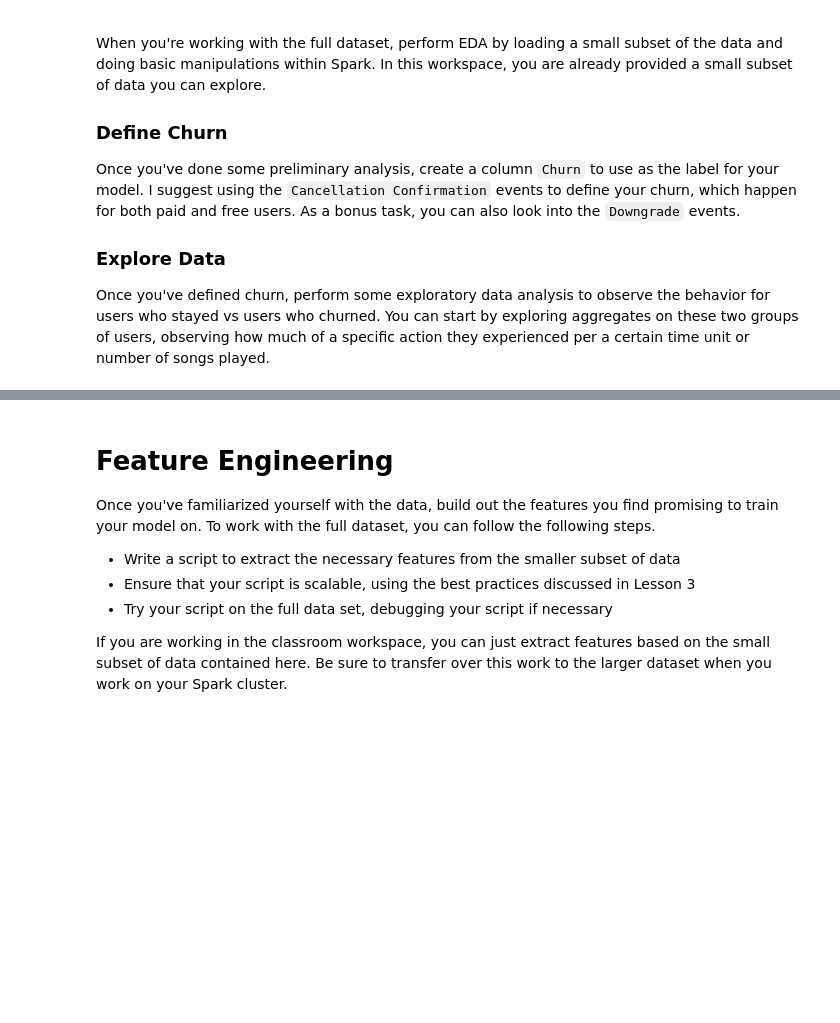
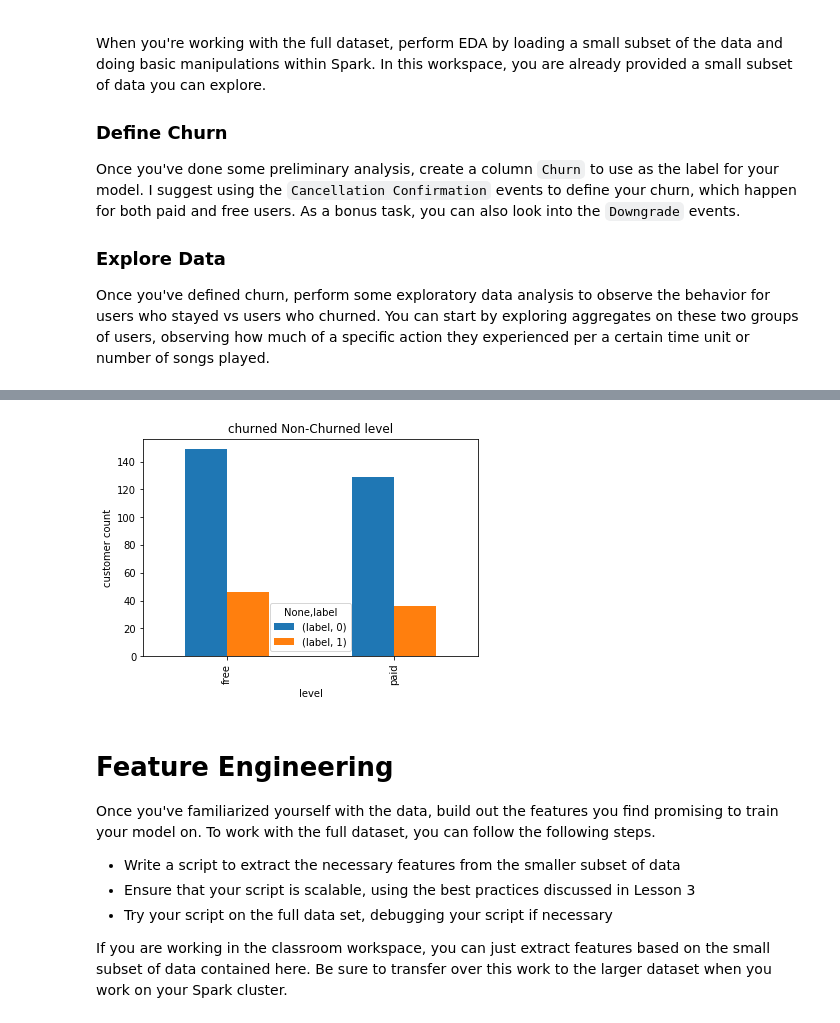
Before and after one commit to AhmadAbdElhameed/Data-Scientist-Nanodegree, a Jupyter notebook: sparkify capstone project/Sparkify.ipynb, the cells around one changed output, grey strips where cells are left out. Drawn from its saved outputs; the diff is of its cells as text; code cells hidden in the pictures; blank space fills up the shorter version.

```diff
--- a/sparkify capstone project/Sparkify.ipynb
+++ b/sparkify capstone project/Sparkify.ipynb
@@ -784,3 +927,9 @@ page_counts.show()
+# %%
+df_to_plot_pandas[['level', 'label']].groupby(['level', 'label']).agg({'label':'count'}).unstack().plot(kind='bar');
+plt.title('churned Non-Churned level')
+plt.ylabel('customer count');
+# %% [output]
+[figure, added]
 # %% [markdown]
 # Feature Engineering
 Once you've familiarized yourself with the data, build out the features you find promising to train your model on. To work with the full dataset, you can follow the following steps.
```
Also changed, not shown: parts of 73 cells of this notebook.
